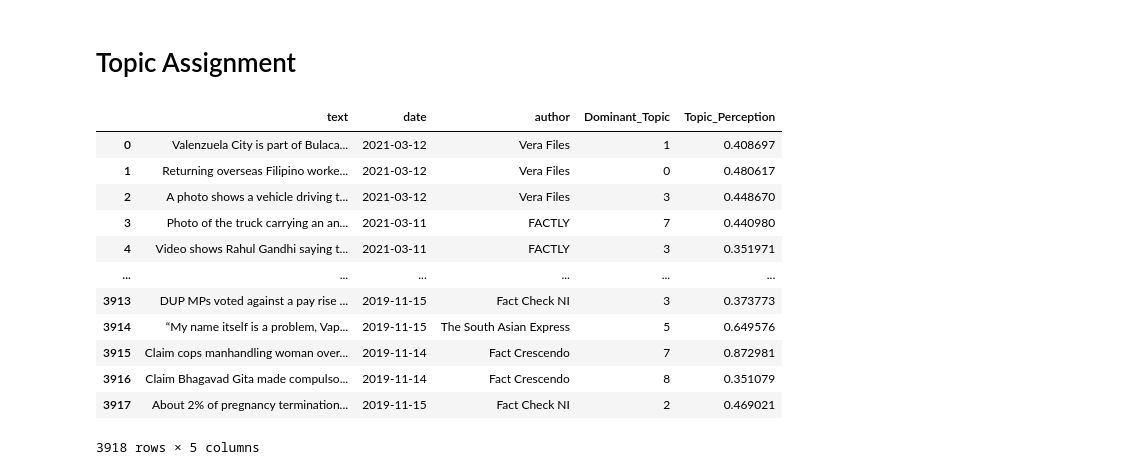
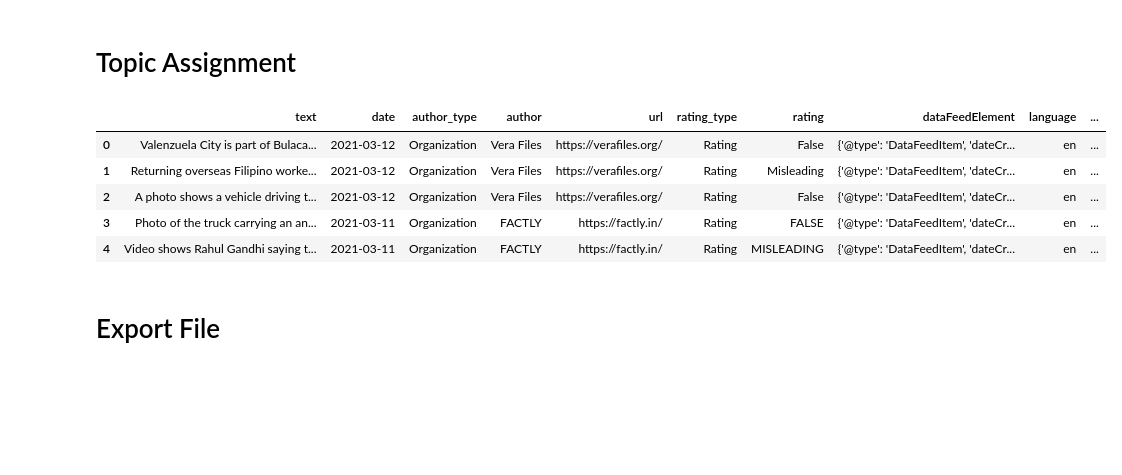
Before and after one commit to DavidKai1999/Stats-170-project, a Jupyter notebook: dataset_preprocessing/Topic Modeling.ipynb, the cells around one changed output. Drawn from its saved outputs; the diff is of its cells as text; code cells hidden in the pictures; blank space fills up the shorter version.

```diff
--- a/dataset_preprocessing/Topic Modeling.ipynb
+++ b/dataset_preprocessing/Topic Modeling.ipynb
@@ -12,2 +25,3 @@ en_news = fakenews[fakenews['language']=='en'].reset_index(drop=True)
 # %%
-en_news = en_news.drop(columns=['author_type','url','rating_type','rating','dataFeedElement','language'])
+df = en_news.drop(columns=['author_type','url','rating_type','rating','dataFeedElement','language'])
+#df = reddit_data.drop(columns=['label','reddit_comments','researched_by','url'])
@@ -22,3 +28 @@ reddit_data = pd.read_json("C:\\Users\\gyiko\\OneDrive - personalmicrosoftsoftwa
-# %%
-df = reddit_data.drop(columns=['label','reddit_comments','researched_by','url'])
 # %%
@@ -28,22 +32,10 @@ len(reddit_data.text.values.tolist())
 # %% [markdown]
 # Tokenization
 # %%
-import sys
-# !{sys.executable} -m spacy download en
-import re, numpy as np, pandas as pd
-from pprint import pprint
-
-# Gensim
-import gensim, spacy, logging, warnings
-import gensim.corpora as corpora
-from gensim.utils import simple_preprocess
-from gensim.models import CoherenceModel
-import matplotlib.pyplot as plt
-
 # NLTK Stop words
 from nltk.corpus import stopwords
 stop_words = stopwords.words('english')
-stop_words.extend(['from', 'subject', 're', 'edu', 'use', 'not', 'would', 'say', 'claim', 'http', 'could', '_', 'be', 'know', 'good', 'go', 'get', 'do', 'done', 'try', 'many', 'some', 'nice', 'thank', 'think', 'see', 'rather', 'easy', 'easily', 'lot', 'lack', 'make', 'want', 'seem', 'run', 'need', 'even', 'right', 'line', 'even', 'also', 'may', 'take', 'come'])
+stop_words.extend(['from', 'subject', 're', 'edu', 'use', 'not', 'would', 'say', 'said', 'claim', 'http', 'could', '_', 'be', 'know', 'good', 'go', 'get', 'do', 'done', 'try', 'many', 'some', 'nice', 'thank', 'think', 'see', 'rather', 'easy', 'easily', 'lot', 'lack', 'make', 'want', 'seem', 'run', 'need', 'even', 'right', 'line', 'even', 'also', 'may', 'take', 'come'])
 
 %matplotlib inline
 warnings.filterwarnings("ignore",category=DeprecationWarning)
@@ -58,7 +50,7 @@ def sent_to_words(sentences):
         yield(sent)
 
 # Convert to list
-data = en_news.text.values.tolist()
+data = df.text.values.tolist()
 data_words = list(sent_to_words(data))
 # %% [markdown]
 ## POS
@@ -178,28 +168,22 @@ plt.show()
 # %%
 # Get topics for each row
 
 Dominant_Topic = []
 Perc_Contribution = []
 
-
-
 for i in corpus:
     temp = sorted(lda_model[i][0], reverse=True, key=lambda x: x[1])[0]
     Dominant_Topic.append(temp[0])
     Perc_Contribution.append(temp[1])
 
-en_news.assign(Dominant_Topic=Dominant_Topic,Topic_Perception = Perc_Contribution)
+new_df = en_news.assign(Dominant_Topic=Dominant_Topic,Topic_Perception = Perc_Contribution)
+new_df.head()
 # %% [output]
-|  | text | date | author | Dominant_Topic | Topic_Perception |
-| 0 | Valenzuela City is part of Bulaca... | 2021-03-12 | Vera Files | 1 | 0.408697 |
-| 1 | Returning overseas Filipino worke... | 2021-03-12 | Vera Files | 0 | 0.480617 |
-| 2 | A photo shows a vehicle driving t... | 2021-03-12 | Vera Files | 3 | 0.448670 |
-| 3 | Photo of the truck carrying an an... | 2021-03-11 | FACTLY | 7 | 0.440980 |
-| 4 | Video shows Rahul Gandhi saying t... | 2021-03-11 | FACTLY | 3 | 0.351971 |
-| ... | ... | ... | ... | ... | ... |
-| 3913 | DUP MPs voted against a pay rise ... | 2019-11-15 | Fact Check NI | 3 | 0.373773 |
-| 3914 | “My name itself is a problem, Vap... | 2019-11-15 | The South Asian Express | 5 | 0.649576 |
-| 3915 | Claim cops manhandling woman over... | 2019-11-14 | Fact Crescendo | 7 | 0.872981 |
-| 3916 | Claim Bhagavad Gita made compulso... | 2019-11-14 | Fact Crescendo | 8 | 0.351079 |
-| 3917 | About 2% of pregnancy termination... | 2019-11-15 | Fact Check NI | 2 | 0.469021 |
+|  | text | date | author_type | author | url | rating_type | rating | dataFeedElement | language | ... |
+| 0 | Valenzuela City is part of Bulaca... | 2021-03-12 | Organization | Vera Files | https://verafiles.org/ | Rating | False | {'@type': 'DataFeedItem', 'dateCr... | en | ... |
+| 1 | Returning overseas Filipino worke... | 2021-03-12 | Organization | Vera Files | https://verafiles.org/ | Rating | Misleading | {'@type': 'DataFeedItem', 'dateCr... | en | ... |
+| 2 | A photo shows a vehicle driving t... | 2021-03-12 | Organization | Vera Files | https://verafiles.org/ | Rating | False | {'@type': 'DataFeedItem', 'dateCr... | en | ... |
+| 3 | Photo of the truck carrying an an... | 2021-03-11 | Organization | FACTLY | https://factly.in/ | Rating | FALSE | {'@type': 'DataFeedItem', 'dateCr... | en | ... |
+| 4 | Video shows Rahul Gandhi saying t... | 2021-03-11 | Organization | FACTLY | https://factly.in/ | Rating | MISLEADING | {'@type': 'DataFeedItem', 'dateCr... | en | ... |
-3918 rows × 5 columns
+# %% [markdown]
+# Export File
```
Also changed, not shown: parts of 18 cells of this notebook.
